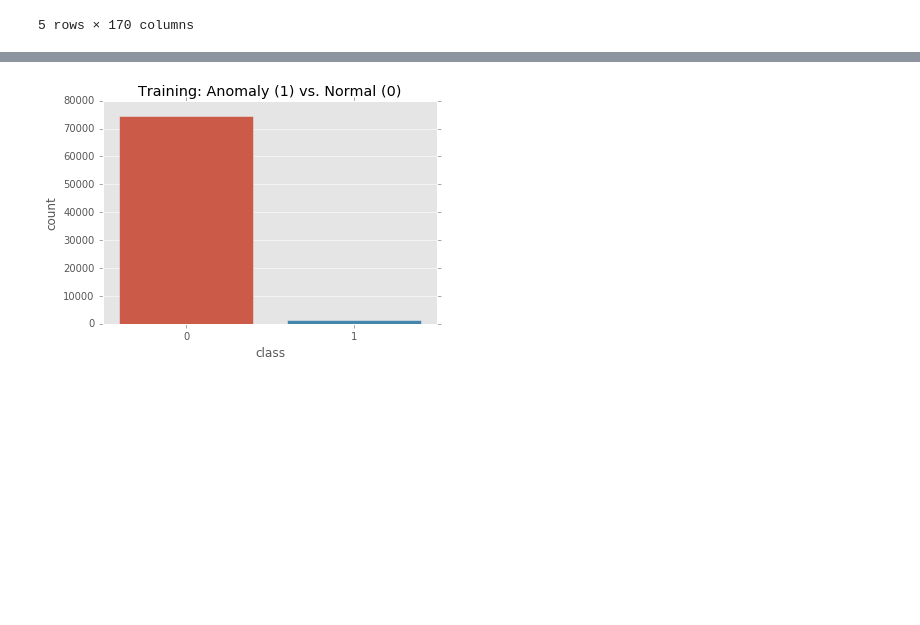
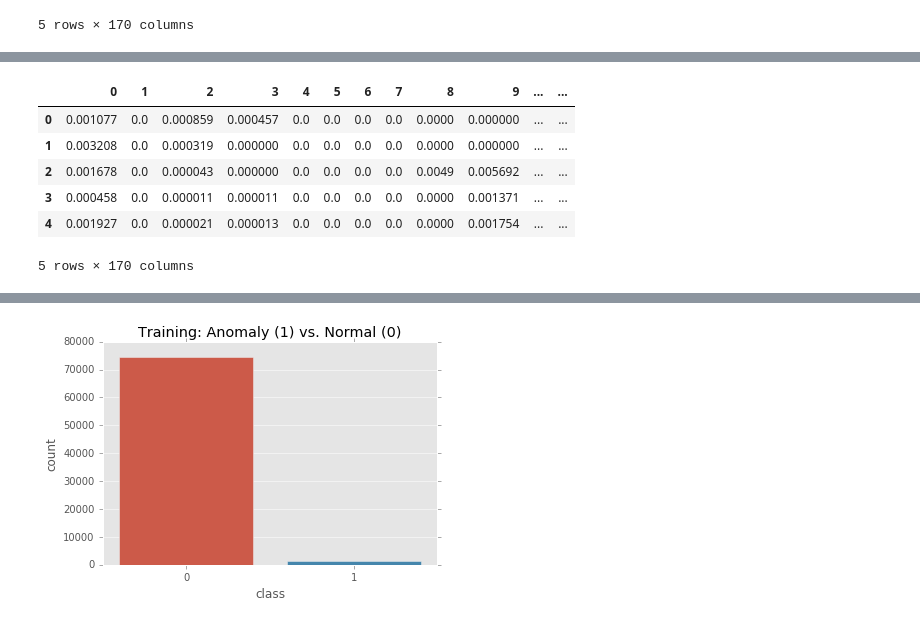
Before and after one commit to ciaskious/new_thesis, a Jupyter notebook: KNN.ipynb, the cells around one changed output, grey strips where cells are left out. Drawn from its saved outputs; the diff is of its cells as text; code cells hidden in the pictures; blank space fills up the shorter version.

```diff
--- a/KNN.ipynb
+++ b/KNN.ipynb
@@ -45,0 +59,14 @@ init_data_x.head(5)
+# %%
+y_test = test_set.iloc[:, 0]
+x_test = test_set.drop(test_set.columns[0], axis=1)
+x_test = pd.DataFrame(normalize(x_test))
+# %%
+x_test.head(5)
+# %% [output]
+|  | 0 | 1 | 2 | 3 | 4 | 5 | 6 | 7 | 8 | 9 | ... | ... |
+| 0 | 0.001077 | 0.0 | 0.000859 | 0.000457 | 0.0 | 0.0 | 0.0 | 0.0 | 0.0000 | 0.000000 | ... | ... |
+| 1 | 0.003208 | 0.0 | 0.000319 | 0.000000 | 0.0 | 0.0 | 0.0 | 0.0 | 0.0000 | 0.000000 | ... | ... |
+| 2 | 0.001678 | 0.0 | 0.000043 | 0.000000 | 0.0 | 0.0 | 0.0 | 0.0 | 0.0049 | 0.005692 | ... | ... |
+| 3 | 0.000458 | 0.0 | 0.000011 | 0.000011 | 0.0 | 0.0 | 0.0 | 0.0 | 0.0000 | 0.001371 | ... | ... |
+| 4 | 0.001927 | 0.0 | 0.000021 | 0.000013 | 0.0 | 0.0 | 0.0 | 0.0 | 0.0000 | 0.001754 | ... | ... |
+5 rows × 170 columns
```
Also changed, not shown: parts of 13 cells of this notebook, 3 other files.
